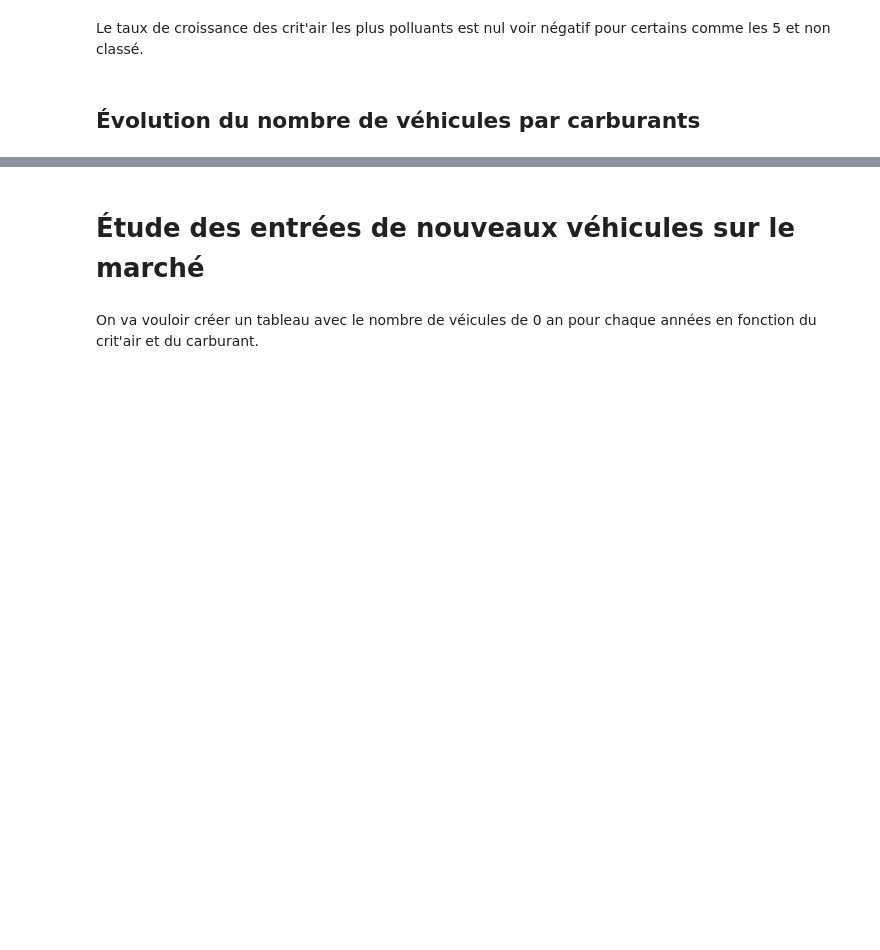
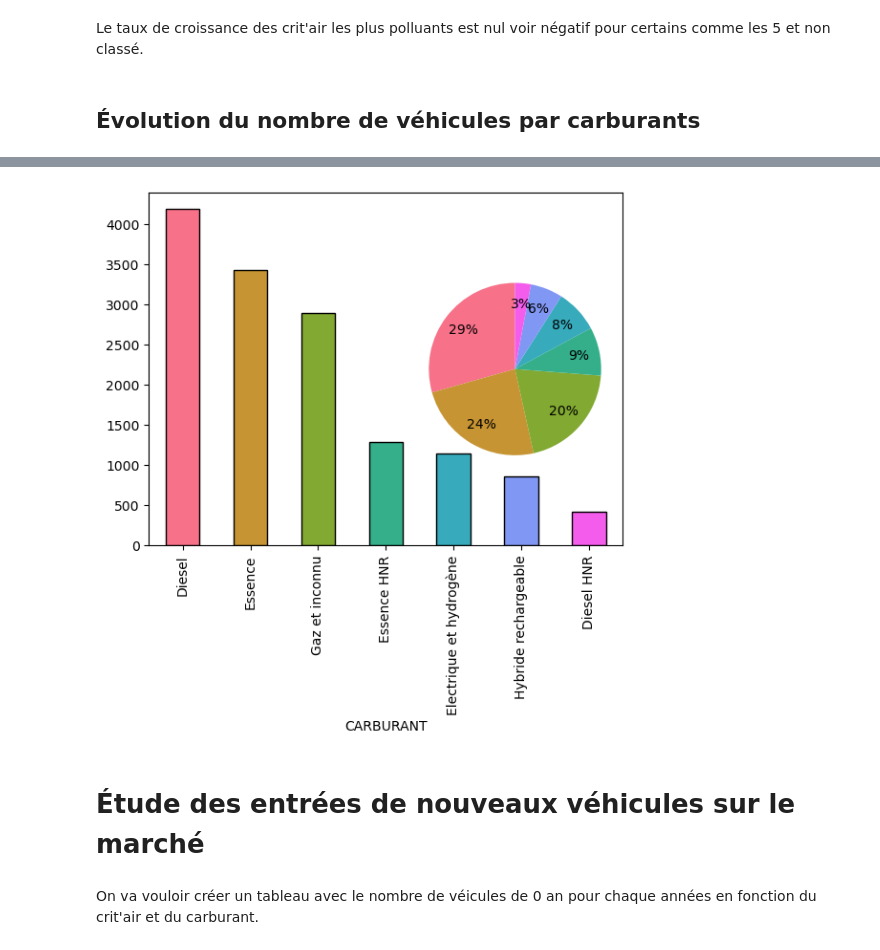
Before and after one commit to TheoLBTN/Projet-Python, a Jupyter notebook: Stat_descriptives.ipynb, the cells around one changed output, grey strips where cells are left out. Saved outputs shown, nothing was run; the diff lists cells and outputs as text; code cells hidden in the pictures; blank space fills up the shorter version.

```diff
--- a/Stat_descriptives.ipynb
+++ b/Stat_descriptives.ipynb
@@ -192,3 +192,12 @@ plt.show()
+# %%
+couleurs_palette = sns.color_palette("husl", n_colors=len(carburants))
+plt.subplot(1, 1, 1)
+carburants.plot(kind='bar', edgecolor='black', color=couleurs_palette)
+plt.subplot(1, 2, 2)
+plt.pie(carburants, autopct='%1.f%%', startangle=90,pctdistance=0.75,colors=couleurs_palette)
+plt.show()
+# %% [output]
+[figure, added]
 # %% [markdown]
 # Étude des entrées de nouveaux véhicules sur le marché
 # %% [markdown]
```
Also changed, not shown: parts of 3 cells of this notebook.
